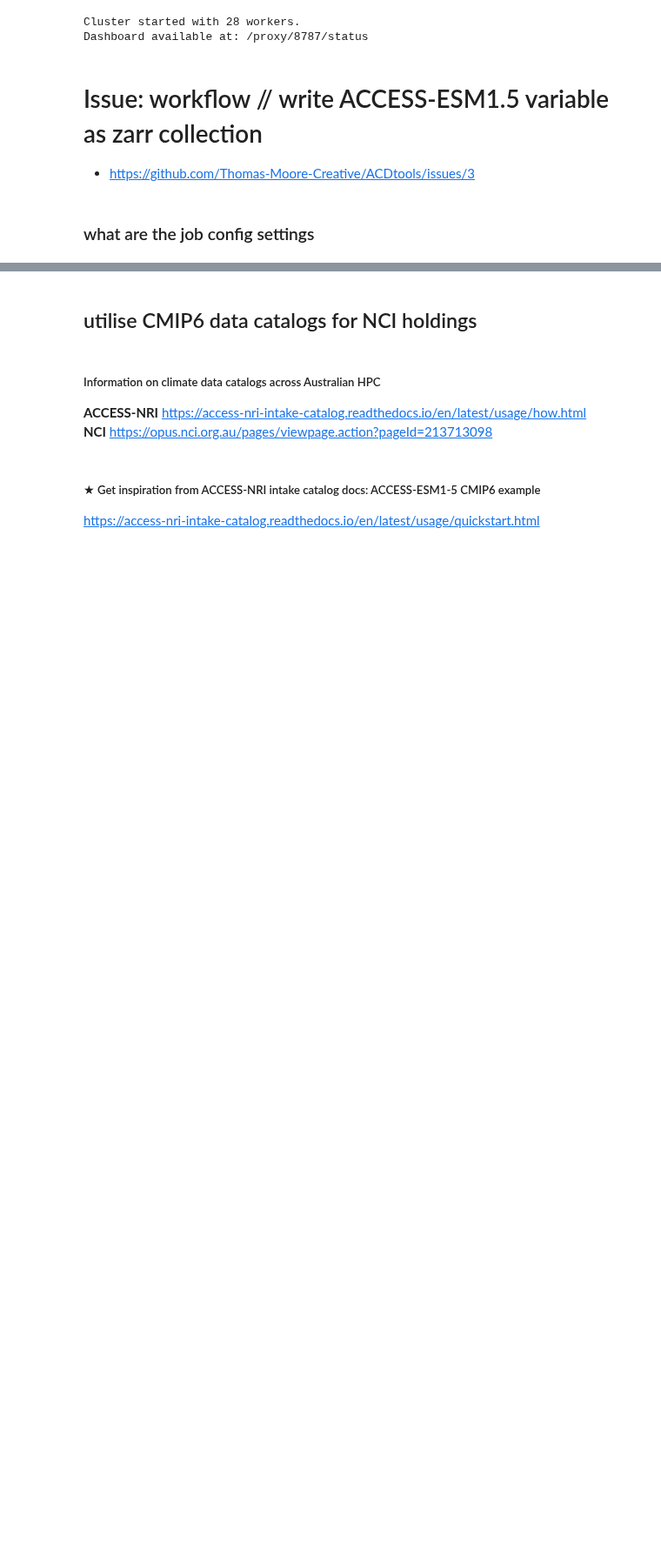
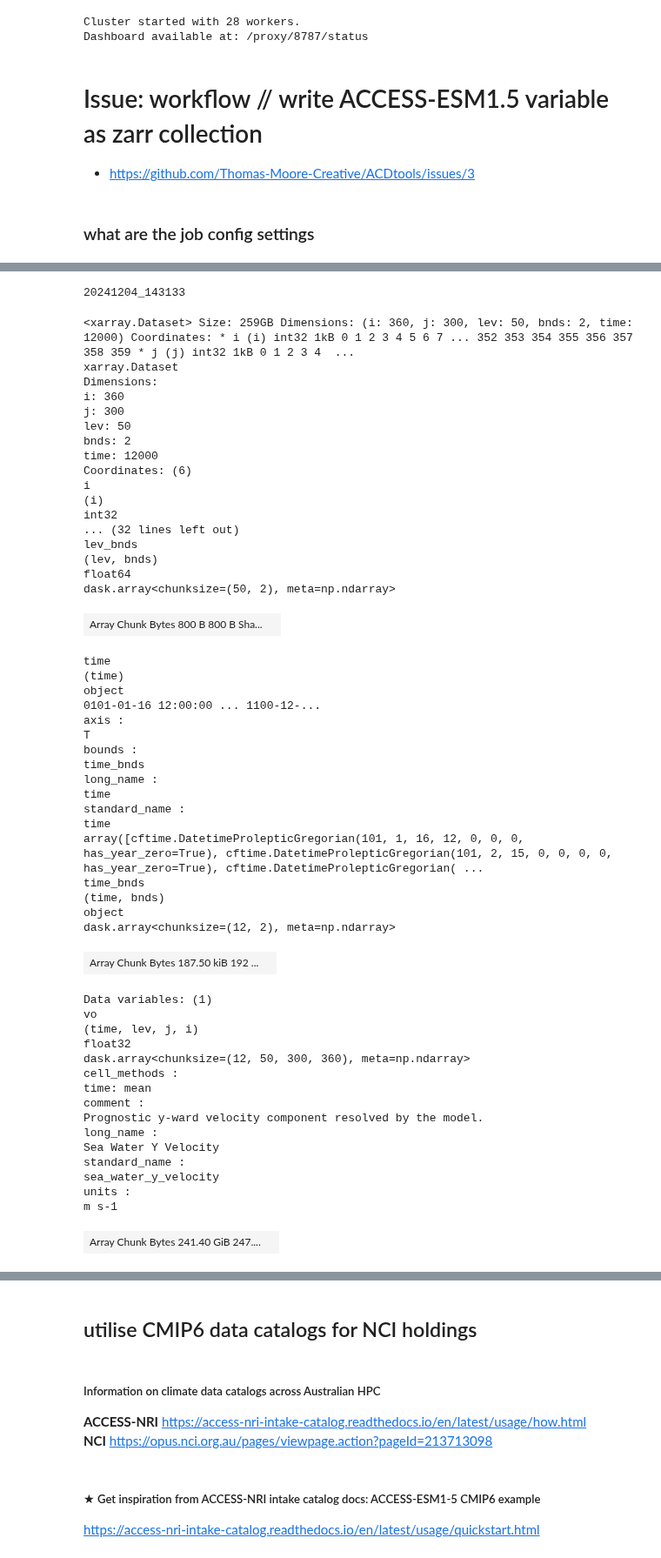
Before and after one commit to Thomas-Moore-Creative/ACDtools, a Jupyter notebook: notebooks/NC2zarr_workflow_n3.ipynb, the cells around one changed output, grey strips where cells are left out. Shown at 87% size. Cells and saved outputs as stored; diff of their text form; code cells hidden in the pictures; blank space fills up the shorter version.

```diff
--- a/notebooks/NC2zarr_workflow_n3.ipynb
+++ b/notebooks/NC2zarr_workflow_n3.ipynb
@@ -272,0 +129,58 @@ r1i1p1f1
+# %%
+import xarray as xr
+print(current_datetime)
+xr.open_zarr(filename,consolidated=True)
+# %% [output]
+20241204_143133
+<xarray.Dataset> Size: 259GB Dimensions: (i: 360, j: 300, lev: 50, bnds: 2, time: 12000) Coordinates: * i (i) int32 1kB 0 1 2 3 4 5 6 7 ... 352 353 354 355 356 357 358 359 * j (j) int32 1kB 0 1 2 3 4  ...
+xarray.Dataset
+Dimensions:
+i: 360
+j: 300
+lev: 50
+bnds: 2
+time: 12000
+Coordinates: (6)
+i
+(i)
+int32
+... (32 lines left out)
+lev_bnds
+(lev, bnds)
+float64
+dask.array<chunksize=(50, 2), meta=np.ndarray>
+| Array Chunk Bytes 800 B 800 B Sha... |  |
+time
+(time)
+object
+0101-01-16 12:00:00 ... 1100-12-...
+axis :
+T
+bounds :
+time_bnds
+long_name :
+time
+standard_name :
+time
+array([cftime.DatetimeProlepticGregorian(101, 1, 16, 12, 0, 0, 0, has_year_zero=True), cftime.DatetimeProlepticGregorian(101, 2, 15, 0, 0, 0, 0, has_year_zero=True), cftime.DatetimeProlepticGregorian( ...
+time_bnds
+(time, bnds)
+object
+dask.array<chunksize=(12, 2), meta=np.ndarray>
+| Array Chunk Bytes 187.50 kiB 192 ... |  |
+Data variables: (1)
+vo
+(time, lev, j, i)
+float32
+dask.array<chunksize=(12, 50, 300, 360), meta=np.ndarray>
+cell_methods :
+time: mean
+comment :
+Prognostic y-ward velocity component resolved by the model.
+long_name :
+Sea Water Y Velocity
+standard_name :
+sea_water_y_velocity
+units :
+m s-1
+| Array Chunk Bytes 241.40 GiB 247.... |  |
```
Also changed, not shown: parts of 7 cells of this notebook, 5 other files.
